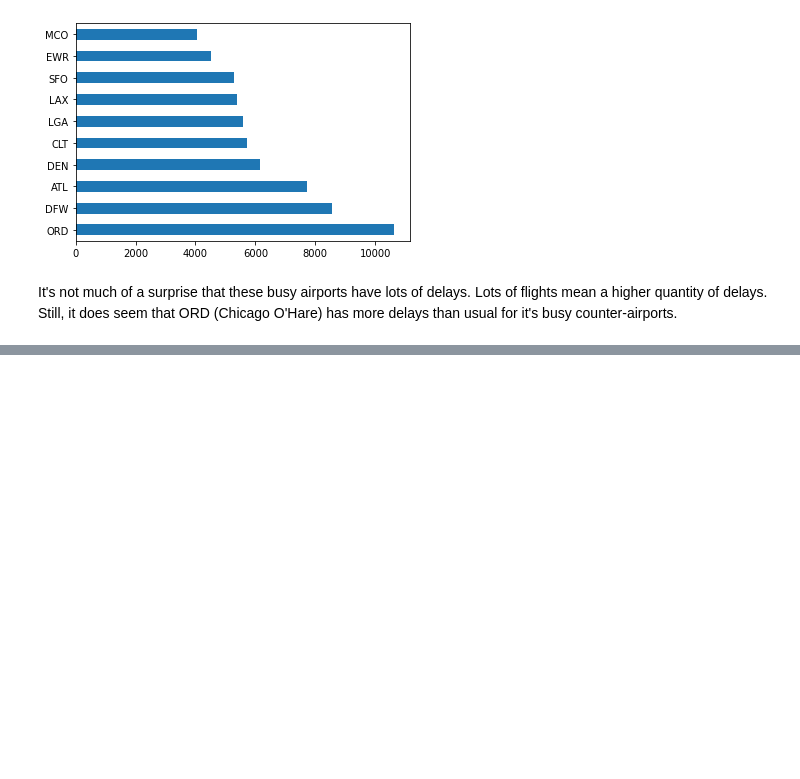
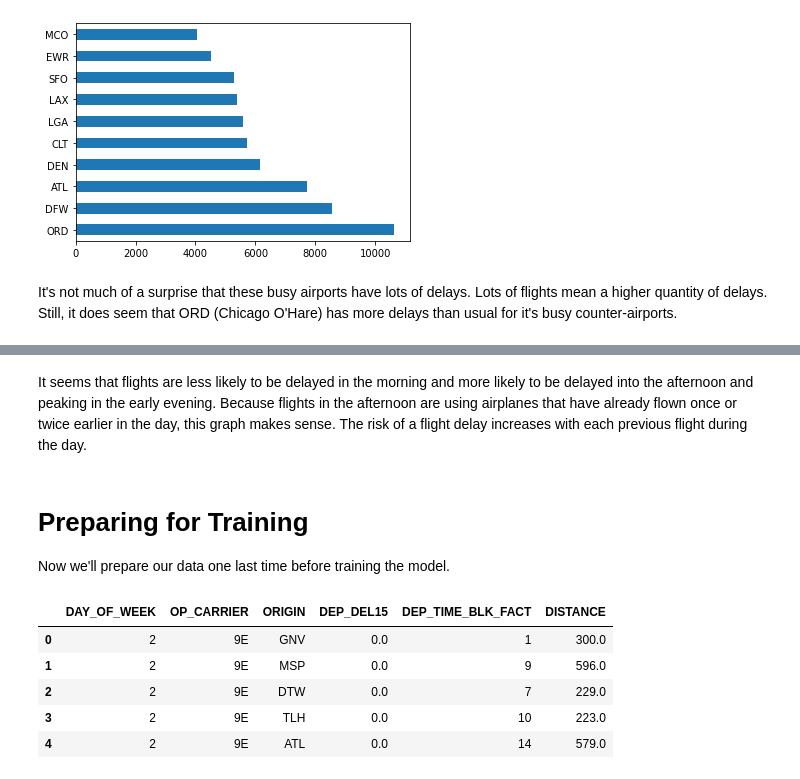
Before and after one commit to musicaljoeker/ds740-final, a Jupyter notebook: tensorflow/Predicting Flight Delays 2.ipynb, the cells around one changed output, grey strips where cells are left out. Drawn from its saved outputs; the diff is of its cells as text; code cells hidden in the pictures; blank space fills up the shorter version.

```diff
--- a/tensorflow/Predicting Flight Delays 2.ipynb
+++ b/tensorflow/Predicting Flight Delays 2.ipynb
@@ -133,0 +148,24 @@ It's not much of a surprise that these busy airports have lots of delays. Lots o
+# %% [markdown]
+It seems that flights are less likely to be delayed in the morning and more likely to be delayed into the afternoon and peaking in the early evening. Because flights in the afternoon are using airplanes that have already flown once or twice earlier in the day, this graph makes sense. The risk of a flight delay increases with each previous flight during the day.
+# %% [markdown]
+# Preparing for Training
+
+Now we'll prepare our data one last time before training the model.
+# %%
+cols_to_keep = [
+    "DAY_OF_WEEK",
+    "OP_CARRIER",
+    "ORIGIN",
+    "DEP_DEL15",
+    "DEP_TIME_BLK_FACT",
+    "DISTANCE"
+]
+df = df[cols_to_keep]
+df.head()
+# %% [output]
+|  | DAY_OF_WEEK | OP_CARRIER | ORIGIN | DEP_DEL15 | DEP_TIME_BLK_FACT | DISTANCE |
+| 0 | 2 | 9E | GNV | 0.0 | 1 | 300.0 |
+| 1 | 2 | 9E | MSP | 0.0 | 9 | 596.0 |
+| 2 | 2 | 9E | DTW | 0.0 | 7 | 229.0 |
+| 3 | 2 | 9E | TLH | 0.0 | 10 | 223.0 |
+| 4 | 2 | 9E | ATL | 0.0 | 14 | 579.0 |
```
Also changed, not shown: parts of 5 cells of this notebook.
